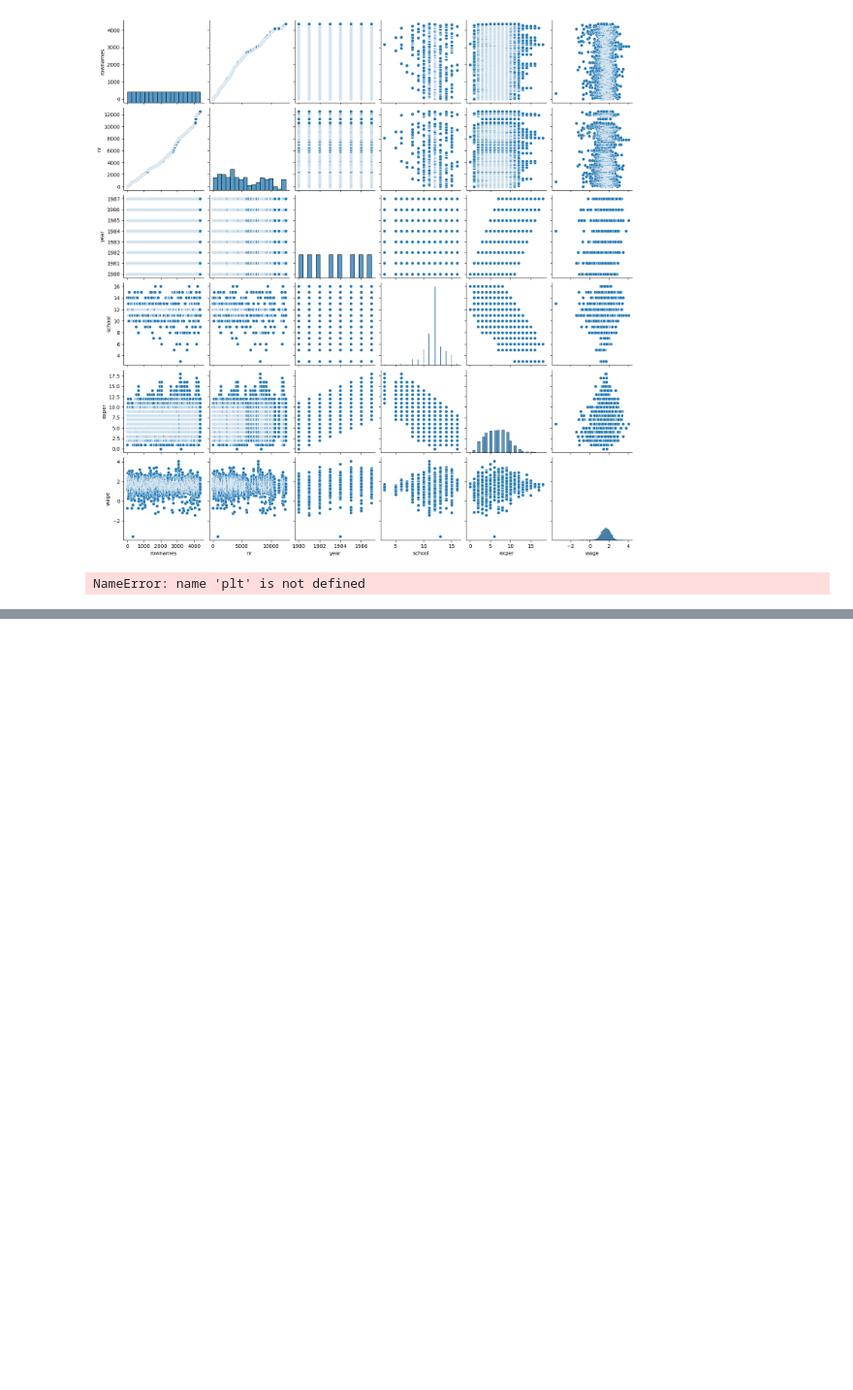
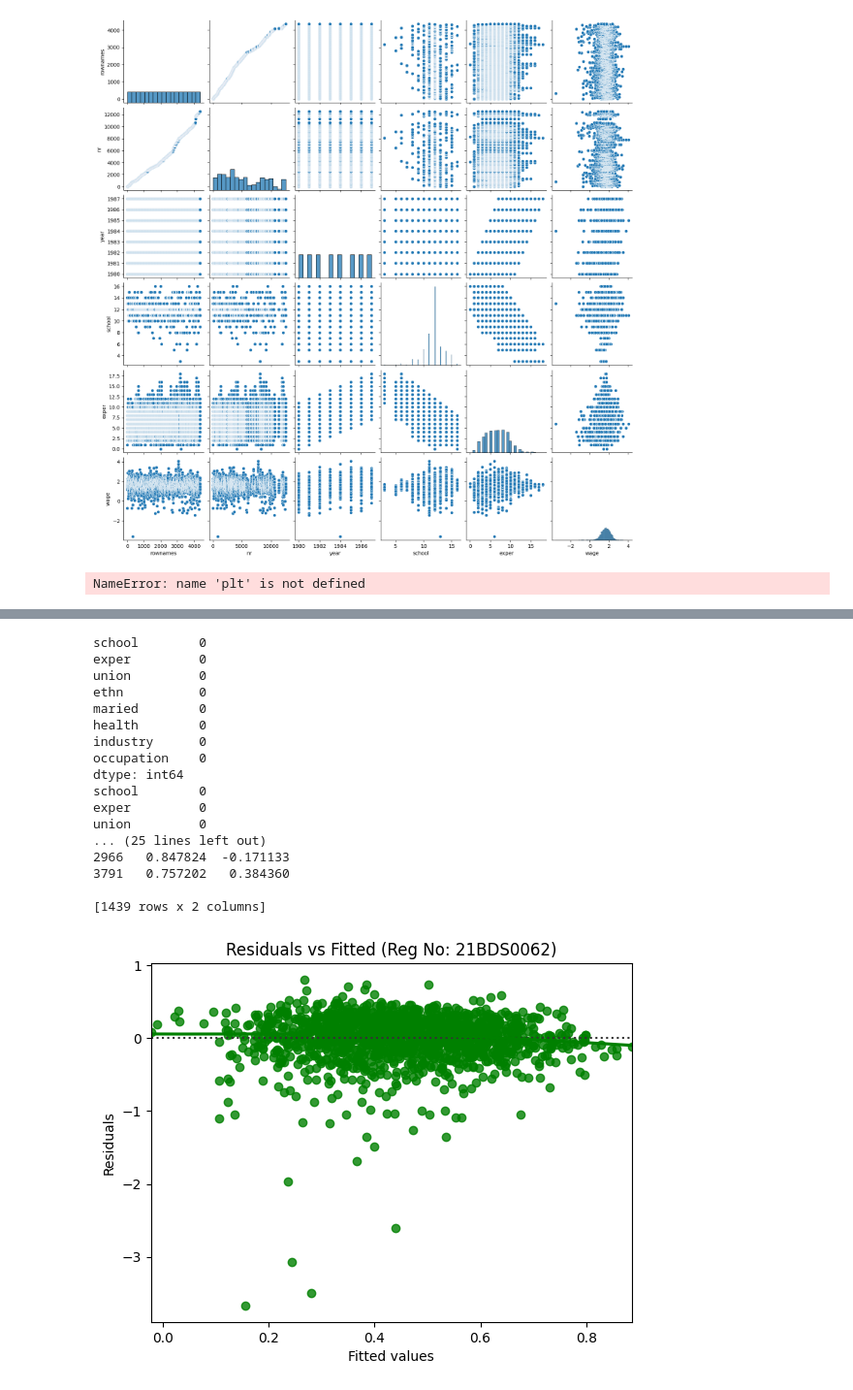
Before and after one commit to Jermish-Justin/EDA-DA, a Jupyter notebook: 21BDS0062_EDA_DA.ipynb, the cells around one changed output, grey strips where cells are left out. Shown at 97% size. Saved outputs shown, nothing was run; the diff lists cells and outputs as text; code cells hidden in the pictures; blank space fills up the shorter version.

```diff
--- a/21BDS0062_EDA_DA.ipynb
+++ b/21BDS0062_EDA_DA.ipynb
@@ -208,0 +303,45 @@ NameError: name 'plt' is not defined
+# %%
+# Check for NaN and infinite values in the feature set
+print(X_train_multi.isna().sum())
+print(np.isinf(X_train_multi).sum())
+
+# Check for constant features
+print(X_train_multi.nunique())
+
+# If the data looks fine, fit the model again
+reg2 = LinearRegression()
+reg2.fit(X_train_multi, Y_train_multi)
+
+# Predict values and calculate residuals
+predicted = reg2.predict(X_test_multi)
+residuals = Y_test_multi - predicted
+
+# Combine predicted and residuals into a single dataframe
+comparison_df = pd.DataFrame({'Predicted': predicted, 'Residuals': residuals})
+print(comparison_df)
+
+# Visualize residuals
+sns.residplot(x=predicted, y=residuals, lowess=True, color="g")
+plt.title('Residuals vs Fitted (Reg No: 21BDS0062)')
+plt.xlabel('Fitted values')
+plt.ylabel('Residuals')
+plt.show()
+# %% [output]
+school        0
+exper         0
+union         0
+ethn          0
+maried        0
+health        0
+industry      0
+occupation    0
+dtype: int64
+school        0
+exper         0
+union         0
+... (25 lines left out)
+2966   0.847824  -0.171133
+3791   0.757202   0.384360
+
+[1439 rows x 2 columns]
+[figure, added]
```
Also changed, not shown: parts of 7 cells of this notebook.
